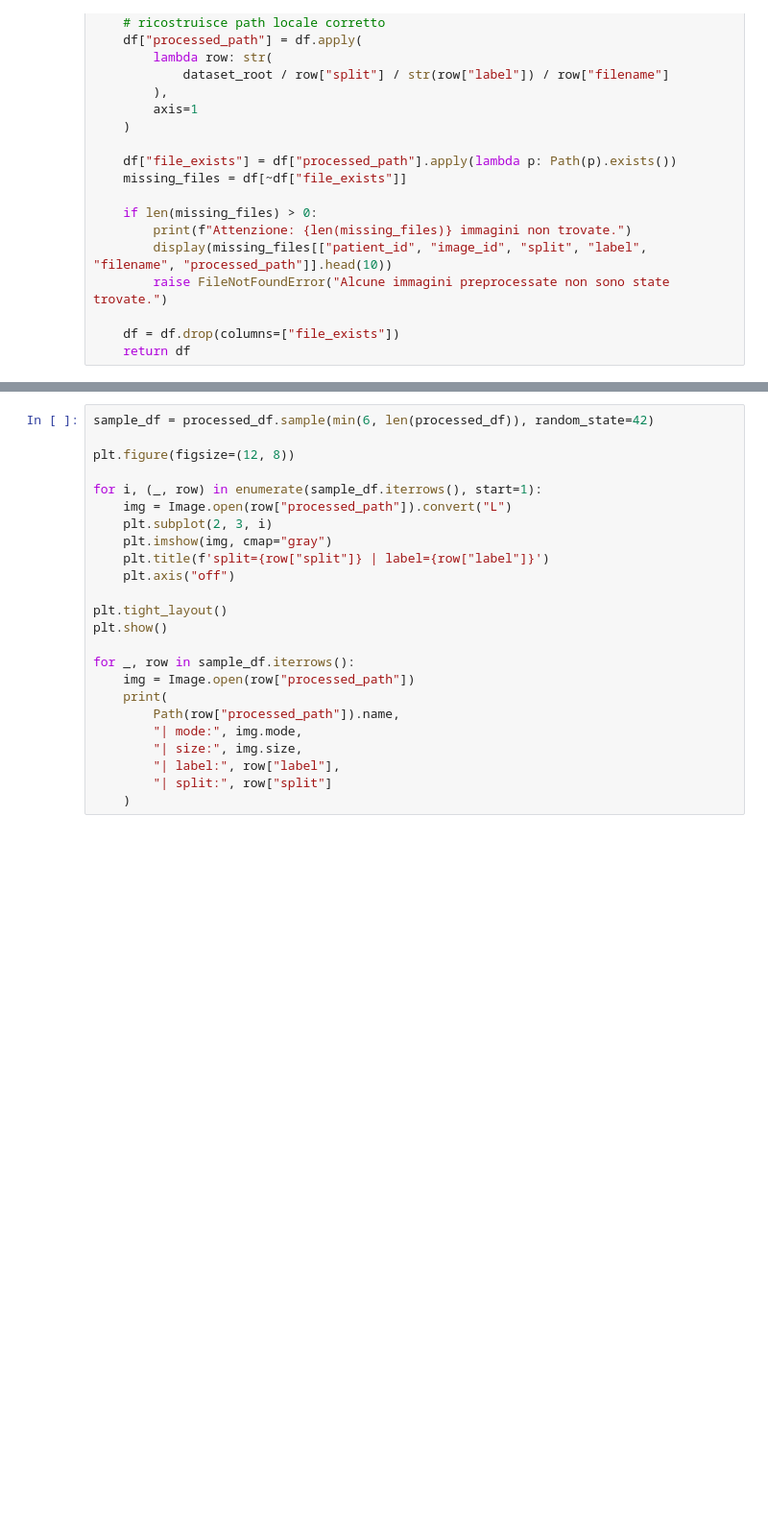
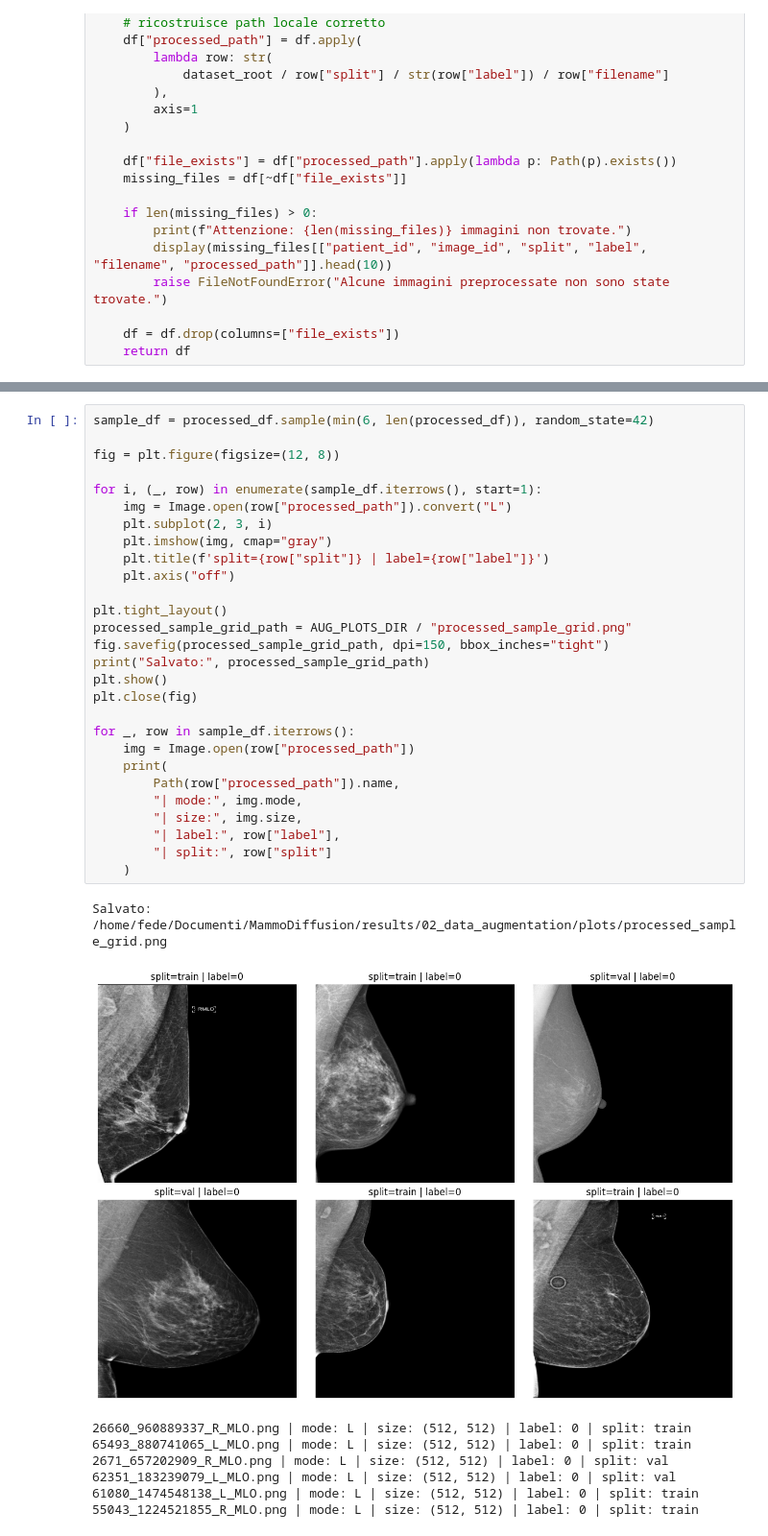
Before and after one commit to MarrasFederico/MammoDiffusion-v1.1, a Jupyter notebook: notebooks/02_Data_Augmentation_Trad.ipynb, the cells around one changed output, grey strips where cells are left out. Shown at 96% size. Cells and saved outputs as stored; diff of their text form; blank space fills up the shorter version.

```diff
--- a/notebooks/02_Data_Augmentation_Trad.ipynb
+++ b/notebooks/02_Data_Augmentation_Trad.ipynb
@@ -365,27 +416,40 @@ display(processed_df.head())
 # %%
 sample_df = processed_df.sample(min(6, len(processed_df)), random_state=42)
 
-plt.figure(figsize=(12, 8))
+fig = plt.figure(figsize=(12, 8))
 
 for i, (_, row) in enumerate(sample_df.iterrows(), start=1):
     img = Image.open(row["processed_path"]).convert("L")
     plt.subplot(2, 3, i)
     plt.imshow(img, cmap="gray")
     plt.title(f'split={row["split"]} | label={row["label"]}')
     plt.axis("off")
 
 plt.tight_layout()
+processed_sample_grid_path = AUG_PLOTS_DIR / "processed_sample_grid.png"
+fig.savefig(processed_sample_grid_path, dpi=150, bbox_inches="tight")
+print("Salvato:", processed_sample_grid_path)
 plt.show()
+plt.close(fig)
 
 for _, row in sample_df.iterrows():
     img = Image.open(row["processed_path"])
     print(
         Path(row["processed_path"]).name,
         "| mode:", img.mode,
         "| size:", img.size,
         "| label:", row["label"],
         "| split:", row["split"]
     )
+# %% [output]
+Salvato: /home/fede/Documenti/MammoDiffusion/results/02_data_augmentation/plots/processed_sample_grid.png
+[figure, added]
+26660_960889337_R_MLO.png | mode: L | size: (512, 512) | label: 0 | split: train
+65493_880741065_L_MLO.png | mode: L | size: (512, 512) | label: 0 | split: train
+2671_657202909_R_MLO.png | mode: L | size: (512, 512) | label: 0 | split: val
+62351_183239079_L_MLO.png | mode: L | size: (512, 512) | label: 0 | split: val
+61080_1474548138_L_MLO.png | mode: L | size: (512, 512) | label: 0 | split: train
+55043_1224521855_R_MLO.png | mode: L | size: (512, 512) | label: 0 | split: train
 # %% [markdown]
 ## 5. Augmentation tradizionale
 
```
Also changed, not shown: parts of 13 cells of this notebook, 1 other file.
